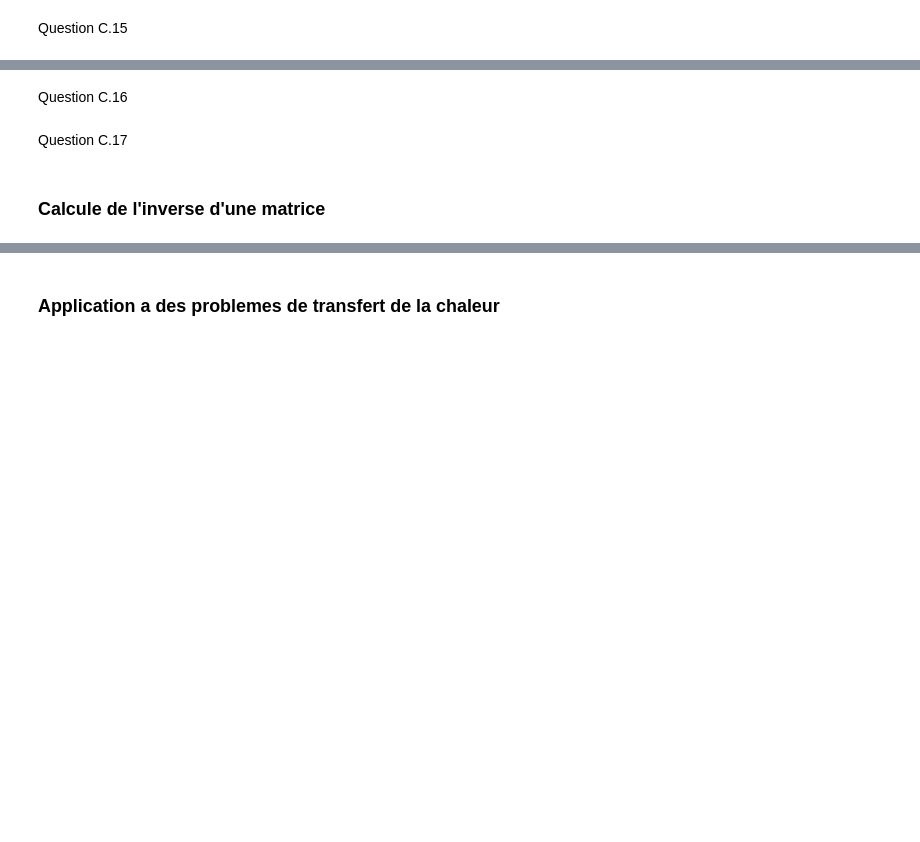
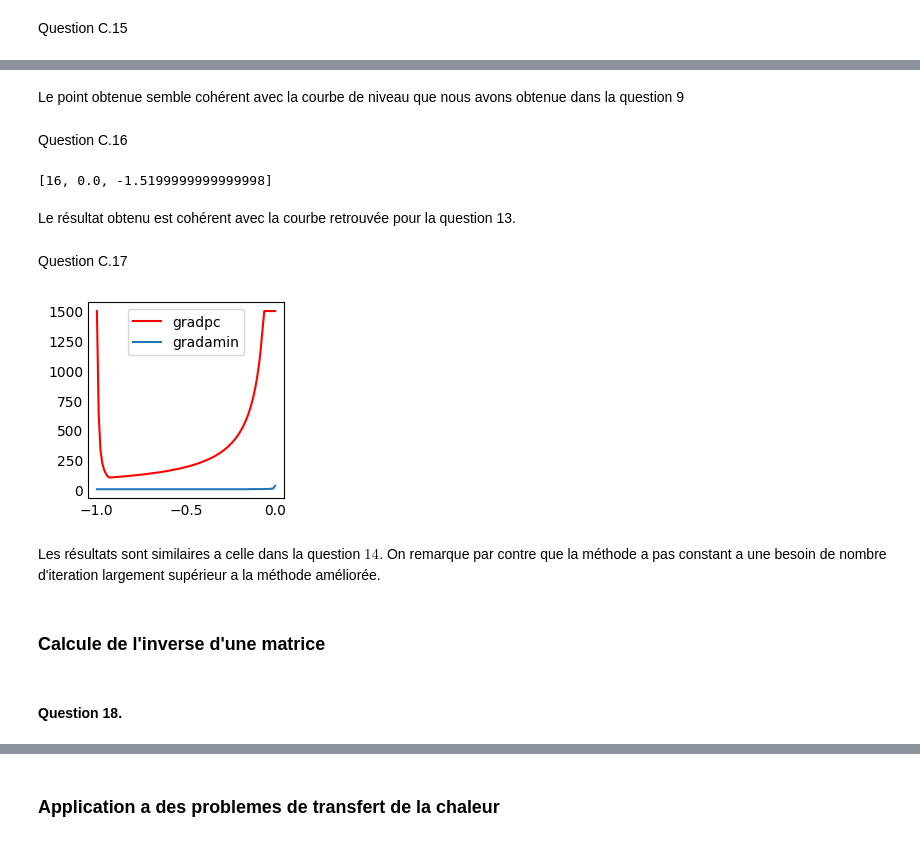
Before and after one commit to SyncAdam/projectAnum, a Jupyter notebook: project.ipynb, the cells around one changed output, grey strips where cells are left out. Saved outputs shown, nothing was run; the diff lists cells and outputs as text; code cells hidden in the pictures; blank space fills up the shorter version.

```diff
--- a/project.ipynb
+++ b/project.ipynb
@@ -358,55 +415,85 @@ print(point)
+# %% [markdown]
+Le point obtenue semble cohérent avec la courbe de niveau que nous avons obtenue dans la question 9
 # %% [markdown]
 Question C.16
 # %%
 def gradamin(eps, MaxIter, u, x0, y0, f, df1, df2):
     k = 0
     (xnp1, ynp1) = (x0, y0)
-    F1 = f((xnp1, ynp1) + k * u * np.array((df1(xnp1, ynp1), df2(xnp1, ynp1))))
-    F2 = f((xnp1, ynp1) + (k + 1) * u * np.array((df1(xnp1, ynp1), df2(xnp1, ynp1))))
+    grad = np.array((df1(xnp1, ynp1), df2(xnp1, ynp1)))
+    F1 = f((xnp1, ynp1) + k * u * grad)
+    F2 = f((xnp1, ynp1) + (k + 1) * u * grad)
+
     while(F1 > F2 and k < MaxIter and eps < np.linalg.norm((df1(xnp1, ynp1), df2(xnp1, ynp1)))):
         k += 1
-        (xnp1, ynp1) = ((xnp1, ynp1) + (k + 1) * u * np.array((df1(xnp1, ynp1), df2(xnp1, ynp1))))
-        F1 = f((xnp1, ynp1) + k * u * np.array((df1(xnp1, ynp1), df2(xnp1, ynp1))))
-        F2 = f((xnp1, ynp1) + (k + 1) * u * np.array((df1(xnp1, ynp1), df2(xnp1, ynp1))))
+        (xnp1, ynp1) = ((xnp1, ynp1) + (k + 1) * u * grad)
+        F1 = f((xnp1, ynp1) + k * u * grad)
+        F2 = f((xnp1, ynp1) + (k + 1) * u * grad)
+
     return [k, xnp1, ynp1]
+
+eps = 10**-5
+maxiter = 120
+u = -0.01
+print(gradamin(eps, maxiter, u, 0, 0, neuh, dphx, dphy))
+# %% [output]
+[16, 0.0, -1.5199999999999998]
+# %% [markdown]
+Le résultat obtenu est cohérent avec la courbe retrouvée pour la question 13.
 # %% [markdown]
 Question C.17
 # %%
 def gradG(eps, MaxIter, u, x0, y0, df1, df2):
     a = 1
     b = 20
     index = 0
-    points = []
     (xnp1, ynp1) = np.array((x0, y0))
     while(eps < np.linalg.norm((df1(xnp1, ynp1, a, b), df2(xnp1, ynp1, a, b))) and index < MaxIter):
         index += 1
         (xnp1, ynp1) = (xnp1, ynp1) + u * np.array((df1(xnp1, ynp1, a, b), df2(xnp1, ynp1, a, b)))
-    return [index,xnp1, ynp1]
+    return [index, xnp1, ynp1]
+
+'''
+def gradpc(eps, MaxIter, u, x0, y0, df1, df2, a, b):
+    index = 0
+    points = []
+    (xnp1, ynp1) = np.array((x0, y0))
+    points.append((xnp1, ynp1))
+    while(eps < np.linalg.norm((df1(xnp1, ynp1, a, b), df2(xnp1, ynp1, a, b))) and index < MaxIter):
+        index+=1
+        (xnp1, ynp1) = (xnp1, ynp1) + u * np.array((df1(xnp1, ynp1, a, b), df2(xnp1, ynp1, a, b)))
+        points.append((xnp1, ynp1))
+    return points
+'''
 
 def neug(c):
     a=1
     b=20
     return (pow(c[0], 2) / a) + pow(c[1], 2) / b
 
 def neudpgx(x,y):
     a=1
     b=20
     return dpgx(x,y,a,b)
 def neudpgy(x,y):
     a=1
     b=20
     return dpgy(x,y,a,b)
 
-print(gradamin(10**-5, 120, -0.01, 1, 1, neug, neudpgx, neudpgy))
-
 u = np.linspace(-0.999, -0.001, 100)
 
-xmethode1 = [gradG(10**-5, 120, m, 7, 1.5, dpgx, dpgy)[0] for m in u]
-xmethode2 = [gradamin(10**-5, 120, m, 7, 1.5, neug, neudpgx, neudpgy)[0] for m in u]
+xmethode1 = [gradG(10**-5, 1500, m, 7, 1.5, dpgx, dpgy)[0] for m in u]
+xmethode2 = [gradamin(10**-5, 1500, m, 7, 1.5, neug, neudpgx, neudpgy)[0] for m in u]
 
-plt.plot(u, xmethode1, label = 'gradG', color = "red")
+plt.plot(u, xmethode1, label = 'gradpc', color = "red")
 plt.plot(u, xmethode2, label = 'gradamin')
 plt.legend()
 plt.show()
+# %% [output]
+[figure, added]
+# %% [markdown]
+Les résultats sont similaires a celle dans la question $14$. On remarque par contre que la méthode a pas constant a une besoin de nombre d'iteration largement supérieur a la méthode améliorée.
 # %% [markdown]
 ### Calcule de l'inverse d'une matrice
+# %% [markdown]
+#### Question 18.
```
Also changed, not shown: parts of 34 cells of this notebook, 2 other files.
